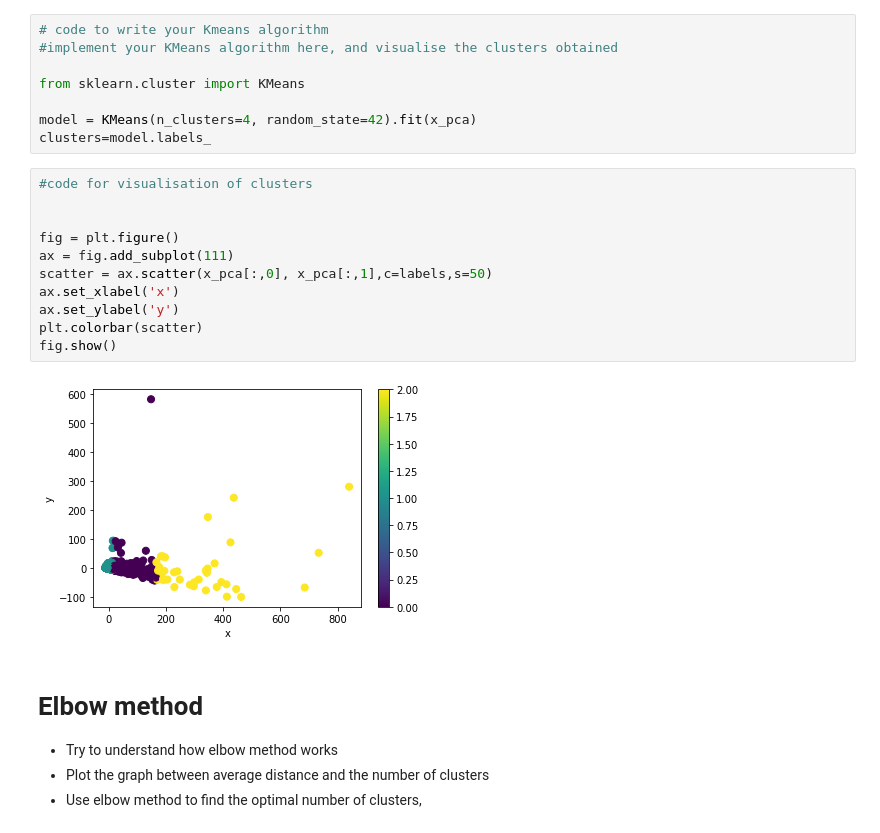
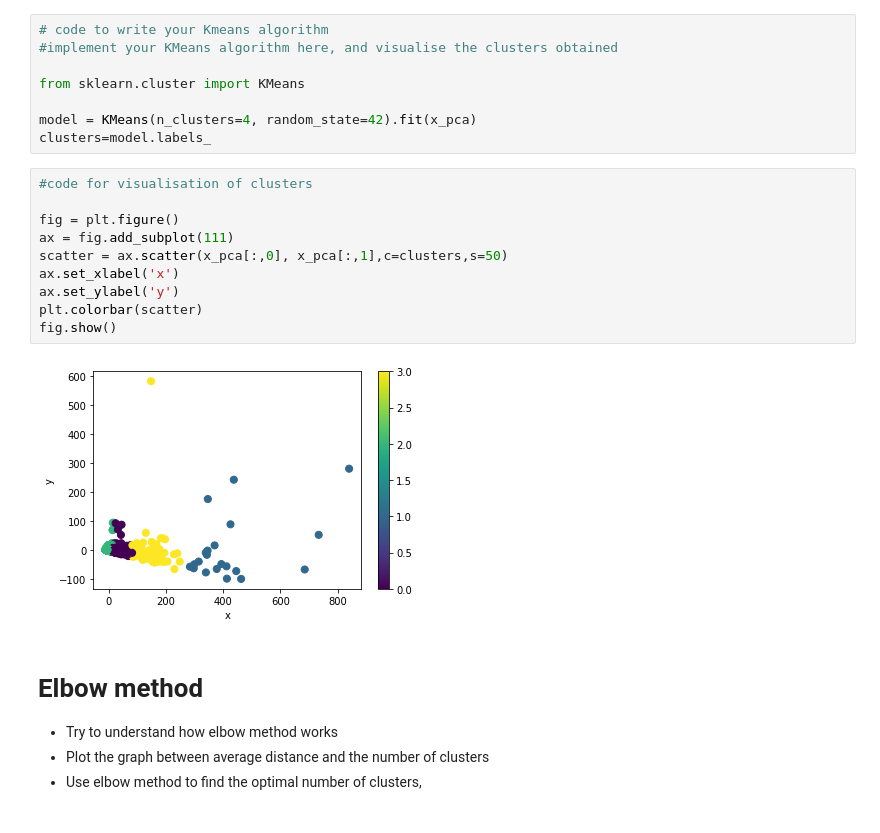
Before and after one commit to soumodiptab/Statistical-Methods-In-AI-Spring-22, a Jupyter notebook: Assignment2/2021201086_Assignment2_Q1.ipynb, the cells around one changed output. Saved outputs shown, nothing was run; the diff lists cells and outputs as text.

```diff
--- a/Assignment2/2021201086_Assignment2_Q1.ipynb
+++ b/Assignment2/2021201086_Assignment2_Q1.ipynb
@@ -220,16 +220,15 @@ clusters=model.labels_
 # %%
 #code for visualisation of clusters
 
-
 fig = plt.figure()
 ax = fig.add_subplot(111)
-scatter = ax.scatter(x_pca[:,0], x_pca[:,1],c=labels,s=50)
+scatter = ax.scatter(x_pca[:,0], x_pca[:,1],c=clusters,s=50)
 ax.set_xlabel('x')
 ax.set_ylabel('y')
 plt.colorbar(scatter)
 fig.show()
 # %% [output]
-[figure, old version]
+[figure, new version]
 # %% [markdown]
 # Elbow method
 
```
Also changed, not shown: parts of 3 cells of this notebook, 6 other files.
